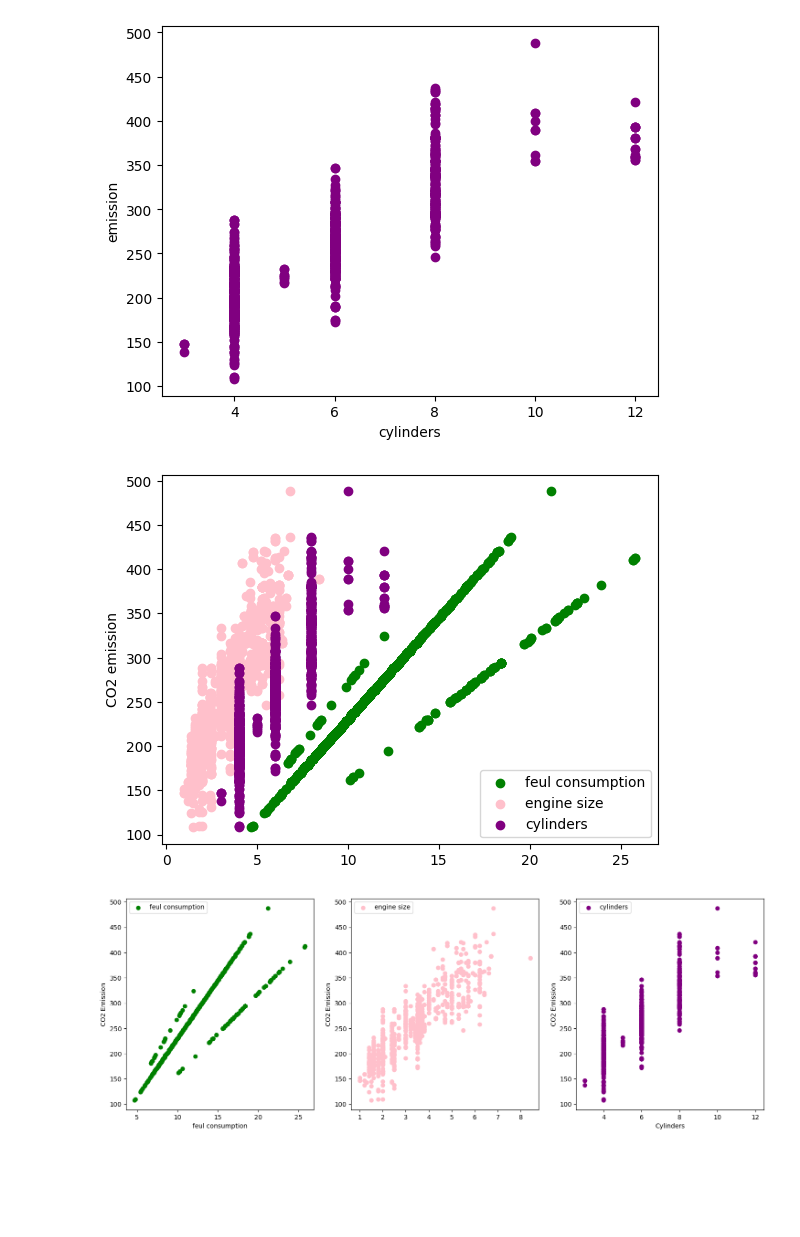
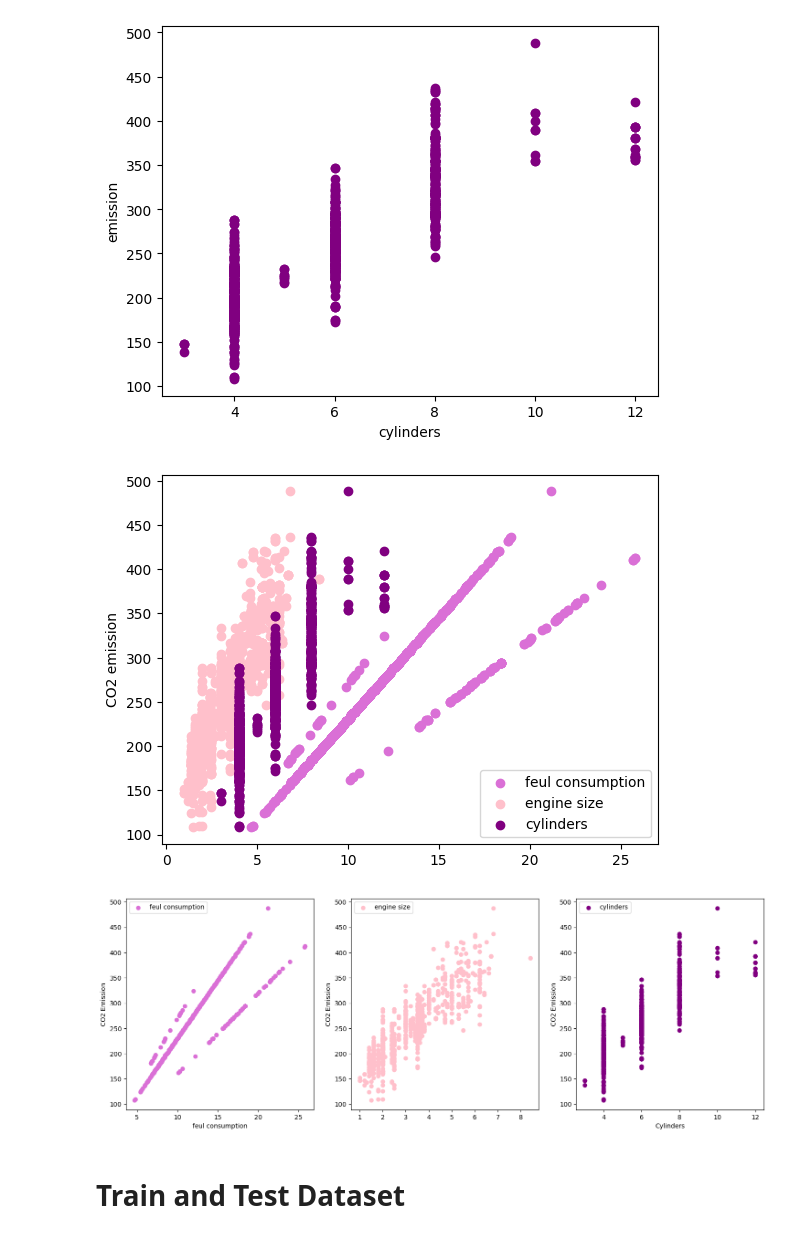
Before and after one commit to Fsrkh/machine-learning-small-projects, a Jupyter notebook: Simple_linear_regression.ipynb, the cells around one changed output. Saved outputs shown, nothing was run; the diff lists cells and outputs as text; code cells hidden in the pictures; blank space fills up the shorter version.

```diff
--- a/Simple_linear_regression.ipynb
+++ b/Simple_linear_regression.ipynb
@@ -86,22 +86,22 @@ plt.show()
 [figure]
 # %%
 fig, ax = plt.subplots()
-ax.scatter(cdf.FUELCONSUMPTION_COMB, cdf.CO2EMISSIONS, label = 'feul consumption', color = 'green')
+ax.scatter(cdf.FUELCONSUMPTION_COMB, cdf.CO2EMISSIONS, label = 'feul consumption', color = 'orchid')
 ax.scatter(cdf.ENGINESIZE, cdf.CO2EMISSIONS, label = 'engine size', color = 'pink')
 ax.scatter(cdf.CYLINDERS, cdf.CO2EMISSIONS, label = 'cylinders', color = 'purple')
 
 ax.set_ylabel('CO2 emission')
 
 # Display legend
 ax.legend()
 
 # Show the plot
 plt.show()
 # %% [output]
-[figure, old version]
+[figure, new version]
 # %%
 fig, (ax1, ax2, ax3)= plt.subplots(1,3, figsize=(18, 6))
-ax1.scatter(cdf.FUELCONSUMPTION_COMB, cdf.CO2EMISSIONS, label = 'feul consumption', color = 'green')
+ax1.scatter(cdf.FUELCONSUMPTION_COMB, cdf.CO2EMISSIONS, label = 'feul consumption', color = 'orchid')
 ax2.scatter(cdf.ENGINESIZE, cdf.CO2EMISSIONS, label = 'engine size', color = 'pink')
 ax3.scatter(cdf.CYLINDERS, cdf.CO2EMISSIONS, label = 'cylinders', color = 'purple')
 
@@ -121,4 +121,6 @@ ax.legend()
 # Show the plot
 plt.show()
 # %% [output]
-[figure, old version]
+[figure, new version]
+# %% [markdown]
+# Train and Test Dataset
```
Also changed, not shown: parts of 10 cells of this notebook.
